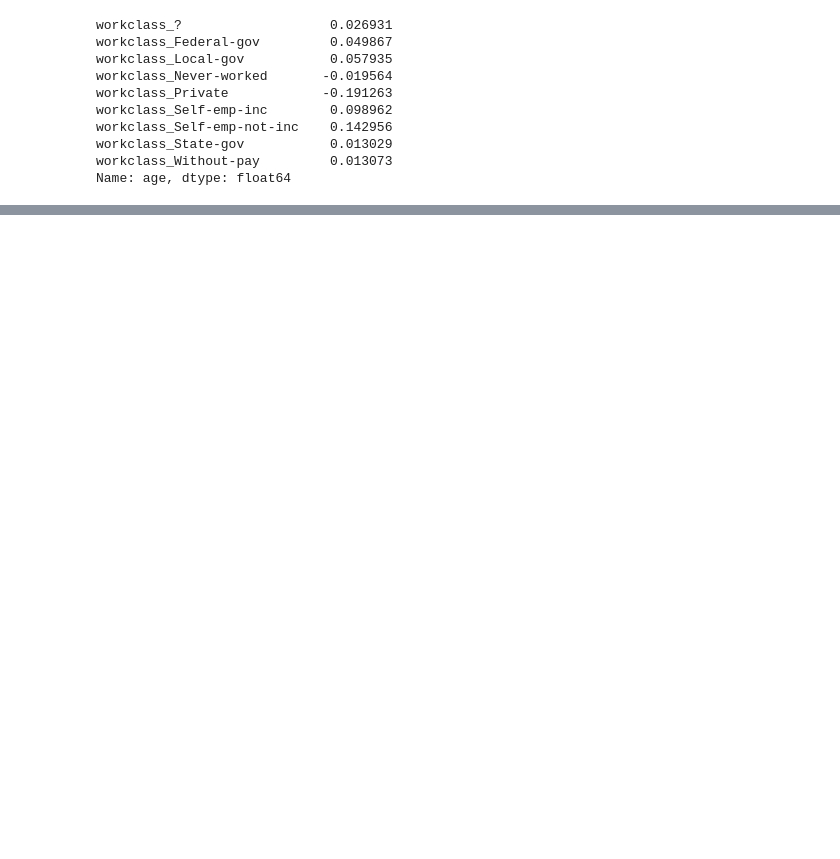
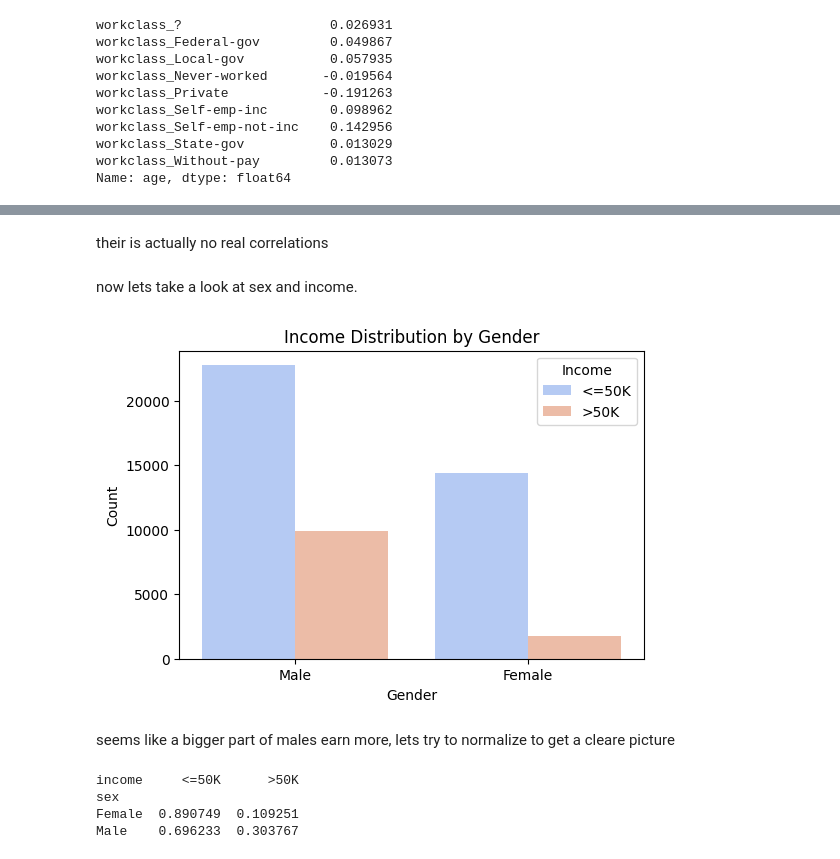
Before and after one commit to jonathanLOlsen/Data-and-things, a Jupyter notebook: 2) Data transformation and exploratory data analysis/e/1handin.ipynb, the cells around one changed output, grey strips where cells are left out. Drawn from its saved outputs; the diff is of its cells as text; code cells hidden in the pictures; blank space fills up the shorter version.

```diff
--- a/2) Data transformation and exploratory data analysis/e/1handin.ipynb
+++ b/2) Data transformation and exploratory data analysis/e/1handin.ipynb
@@ -359,0 +309,29 @@ Male    22732  9918
+# %% [markdown]
+their is actually no real correlations
+# %% [markdown]
+now lets take a look at sex and income.
+# %%
+plt.figure(figsize=(6, 4))
+sns.countplot(data=adult_data, x='sex', hue='income', palette="coolwarm")
+plt.title("Income Distribution by Gender")
+plt.xlabel("Gender")
+plt.ylabel("Count")
+plt.legend(title="Income")
+plt.show()
+# %% [output]
+[figure, added]
+# %% [markdown]
+seems like a bigger part of males earn more, lets try to normalize to get a cleare picture
+# %%
+# Calculate the count of each income category within each gender group
+gender_income_counts = adult_data.groupby(['sex', 'income']).size().unstack()
+
+# Normalize the counts to get proportions
+gender_income_proportions = gender_income_counts.div(gender_income_counts.sum(axis=1), axis=0)
+
+print(gender_income_proportions)
+# %% [output]
+income     <=50K      >50K
+sex
+Female  0.890749  0.109251
+Male    0.696233  0.303767
```
Also changed, not shown: parts of 14 cells of this notebook.
